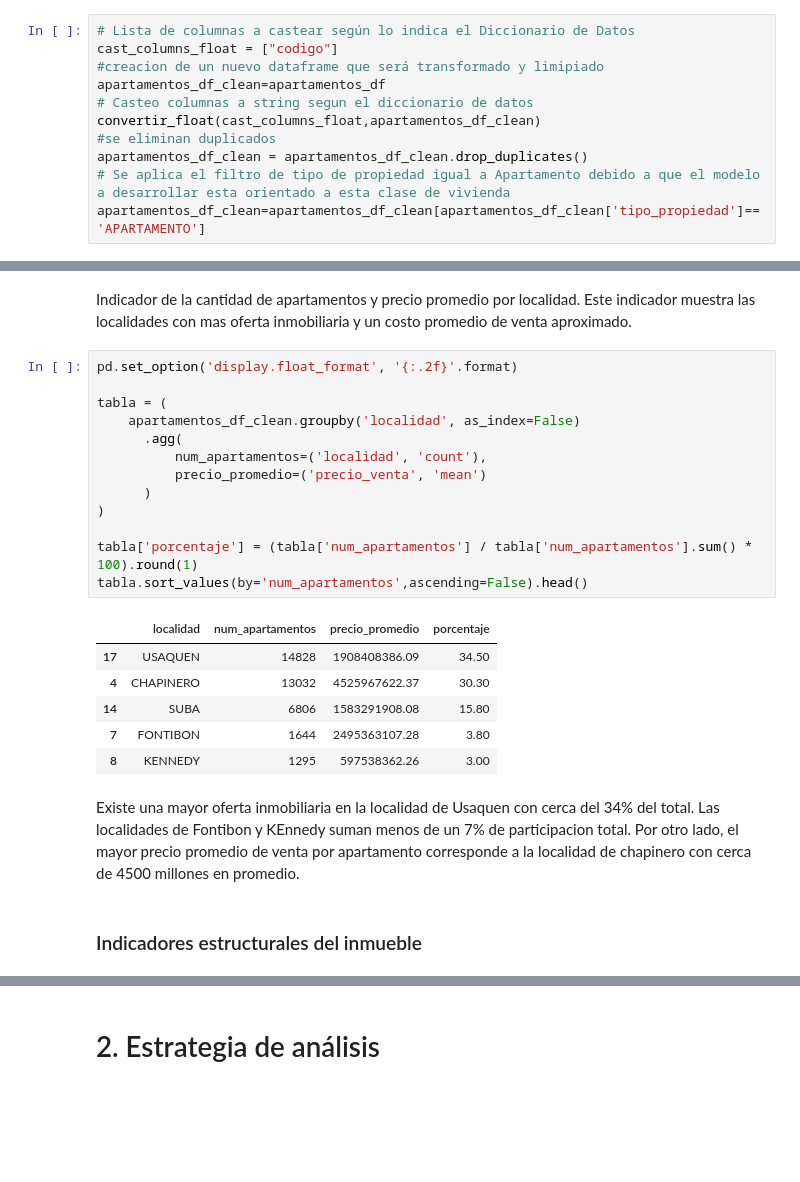
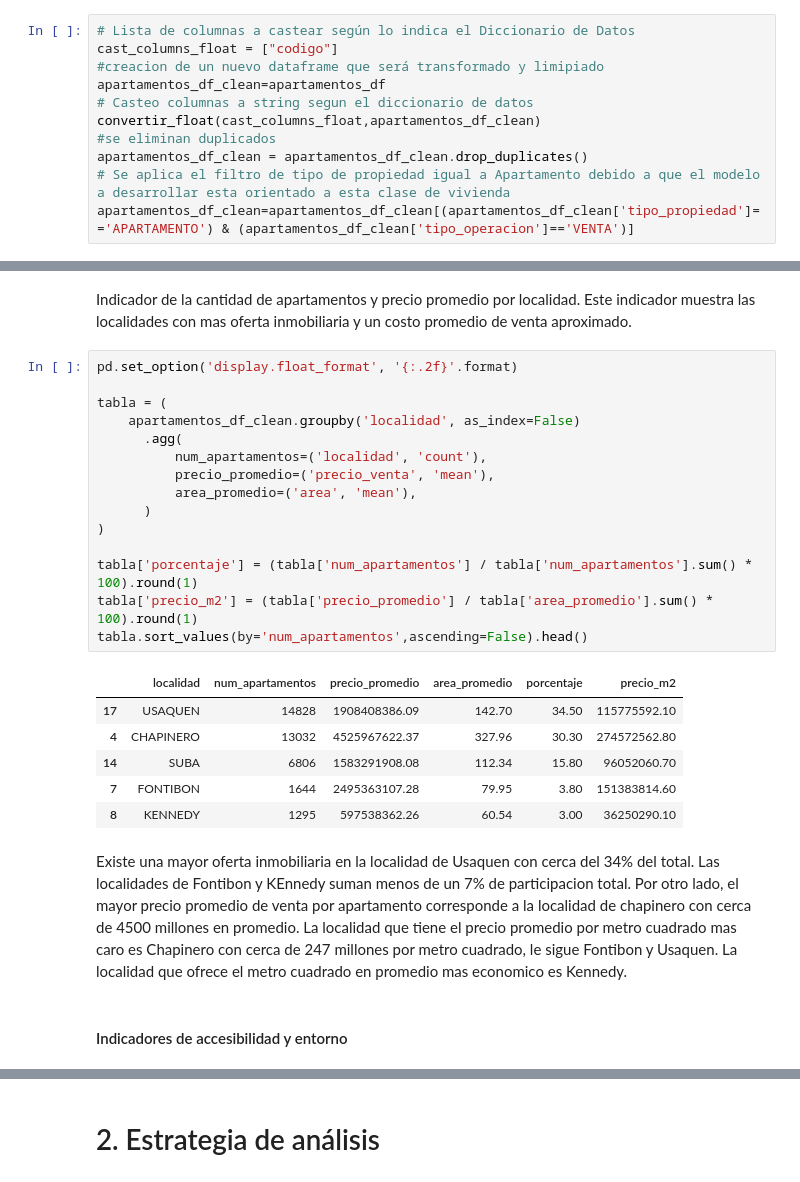
Before and after one commit to leodie1615/Taller2-Ciencia-Datos, a Jupyter notebook: taller2_final.ipynb, the cells around one changed output, grey strips where cells are left out. Saved outputs shown, nothing was run; the diff lists cells and outputs as text; blank space fills up the shorter version.

```diff
--- a/taller2_final.ipynb
+++ b/taller2_final.ipynb
@@ -61,4 +61,4 @@ convertir_float(cast_columns_float,apartamentos_df_clean)
 #se eliminan duplicados
 apartamentos_df_clean = apartamentos_df_clean.drop_duplicates()
 # Se aplica el filtro de tipo de propiedad igual a Apartamento debido a que el modelo a desarrollar esta orientado a esta clase de vivienda
-apartamentos_df_clean=apartamentos_df_clean[apartamentos_df_clean['tipo_propiedad']=='APARTAMENTO']
+apartamentos_df_clean=apartamentos_df_clean[(apartamentos_df_clean['tipo_propiedad']=='APARTAMENTO') & (apartamentos_df_clean['tipo_operacion']=='VENTA')]
@@ -71,25 +75,27 @@ Indicador de la cantidad de apartamentos y precio promedio por localidad. Este i
 # %%
 pd.set_option('display.float_format', '{:.2f}'.format)
 
 tabla = (
     apartamentos_df_clean.groupby('localidad', as_index=False)
       .agg(
           num_apartamentos=('localidad', 'count'),
-          precio_promedio=('precio_venta', 'mean')
+          precio_promedio=('precio_venta', 'mean'),
+          area_promedio=('area', 'mean'),
       )
 )
 
 tabla['porcentaje'] = (tabla['num_apartamentos'] / tabla['num_apartamentos'].sum() * 100).round(1)
+tabla['precio_m2'] = (tabla['precio_promedio'] / tabla['area_promedio'].sum() * 100).round(1)
 tabla.sort_values(by='num_apartamentos',ascending=False).head()
 # %% [output]
-|  | localidad | num_apartamentos | precio_promedio | porcentaje |
-| 17 | USAQUEN | 14828 | 1908408386.09 | 34.50 |
-| 4 | CHAPINERO | 13032 | 4525967622.37 | 30.30 |
-| 14 | SUBA | 6806 | 1583291908.08 | 15.80 |
-| 7 | FONTIBON | 1644 | 2495363107.28 | 3.80 |
-| 8 | KENNEDY | 1295 | 597538362.26 | 3.00 |
+|  | localidad | num_apartamentos | precio_promedio | area_promedio | porcentaje | precio_m2 |
+| 17 | USAQUEN | 14828 | 1908408386.09 | 142.70 | 34.50 | 115775592.10 |
+| 4 | CHAPINERO | 13032 | 4525967622.37 | 327.96 | 30.30 | 274572562.80 |
+| 14 | SUBA | 6806 | 1583291908.08 | 112.34 | 15.80 | 96052060.70 |
+| 7 | FONTIBON | 1644 | 2495363107.28 | 79.95 | 3.80 | 151383814.60 |
+| 8 | KENNEDY | 1295 | 597538362.26 | 60.54 | 3.00 | 36250290.10 |
 # %% [markdown]
-Existe una mayor oferta inmobiliaria en la localidad de Usaquen con cerca del 34% del total. Las localidades de Fontibon y KEnnedy suman menos de un 7% de participacion total. Por otro lado, el mayor precio promedio de venta por apartamento corresponde a la localidad de chapinero con cerca de 4500 millones en promedio.
+Existe una mayor oferta inmobiliaria en la localidad de Usaquen con cerca del 34% del total. Las localidades de Fontibon y KEnnedy suman menos de un 7% de participacion total. Por otro lado, el mayor precio promedio de venta por apartamento corresponde a la localidad de chapinero con cerca de 4500 millones en promedio. La localidad que tiene el precio promedio por metro cuadrado mas caro es Chapinero con cerca de 247 millones por metro cuadrado, le sigue Fontibon y Usaquen. La localidad que ofrece el metro cuadrado en promedio mas economico es Kennedy.
 # %% [markdown]
-### Indicadores estructurales del inmueble
+#### Indicadores de accesibilidad y entorno
 # %%
```
Also changed, not shown: parts of 36 cells of this notebook.
